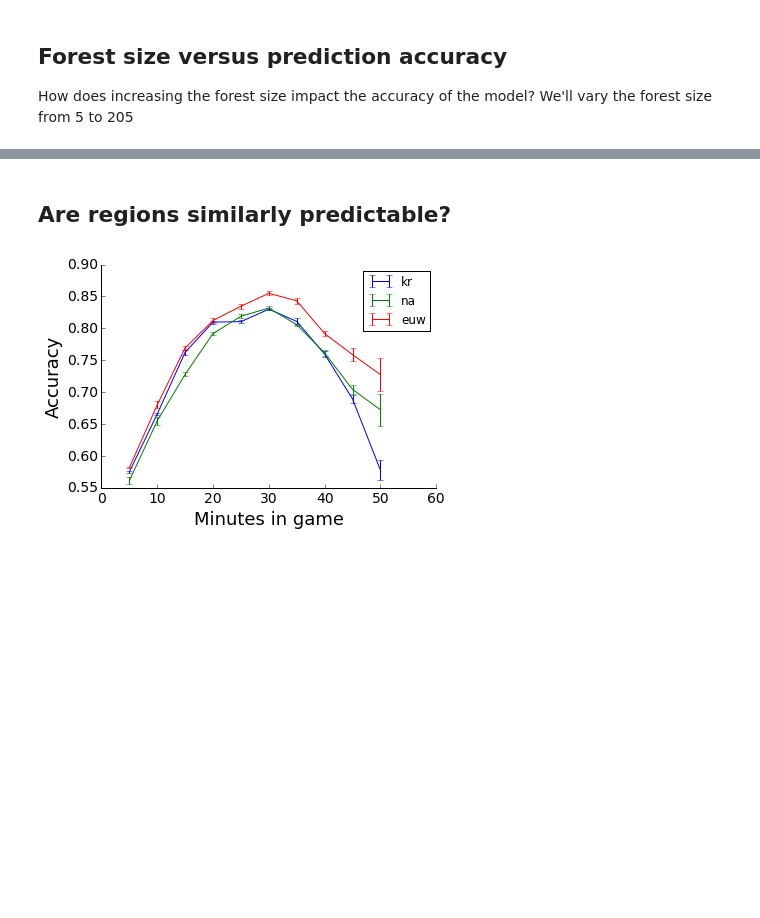
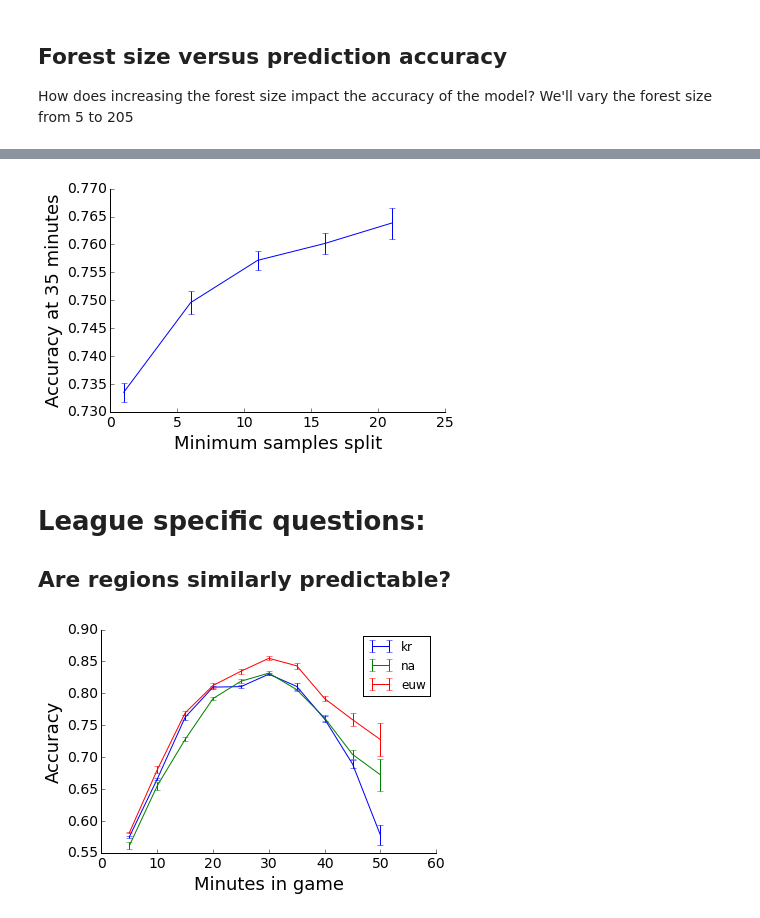
Before and after one commit to map222/lolML, a Jupyter notebook: notebooks/League of Legends working notebook.ipynb, the cells around one changed output, grey strips where cells are left out. Cells and saved outputs as stored; diff of their text form; code cells hidden in the pictures; blank space fills up the shorter version.

```diff
--- a/notebooks/League of Legends working notebook.ipynb
+++ b/notebooks/League of Legends working notebook.ipynb
@@ -474,4 +480,20 @@ The accuracy increased noticeably from 5 to 25 forests, but not much from there.
+# %%
+def score_by_min_split(cur_min_split, cur_timelines):
+    split_forest = RandomForestClassifier(n_jobs = -1, n_estimators = 25, max_features = 'sqrt', min_samples_split = cur_min_split)
+    return cross_validation.cross_val_score(split_forest, cur_timelines[2][important_col],  cur_timelines[2]['winner'], cv=10, n_jobs = -1)
+
+min_samples_array = list(range(1, 25, 5))
+min_split_scores = list(map(lambda x: score_by_min_split(x, na_timelines_df), min_samples_array))
+# %%
+plt.errorbar(min_samples_array, np.mean(min_split_scores, 1), np.std(min_split_scores, 1) / np.sqrt(5))
+lol_plt.prettify_axes(plt.gca())
+plt.ylabel('Accuracy at 35 minutes', fontsize = 18)
+plt.xlabel('Minimum samples split', fontsize = 18)
+#plt.ylim([0.8, 0.85]);
+# %% [output]
+[figure, added]
 # %% [markdown]
+# League specific questions:
 ## Are regions similarly predictable?
 # %%
 rfc = RandomForestClassifier(n_jobs = -1, n_estimators = 25, max_features = 'sqrt')
```
Also changed, not shown: parts of 13 cells of this notebook, 1 other file.
